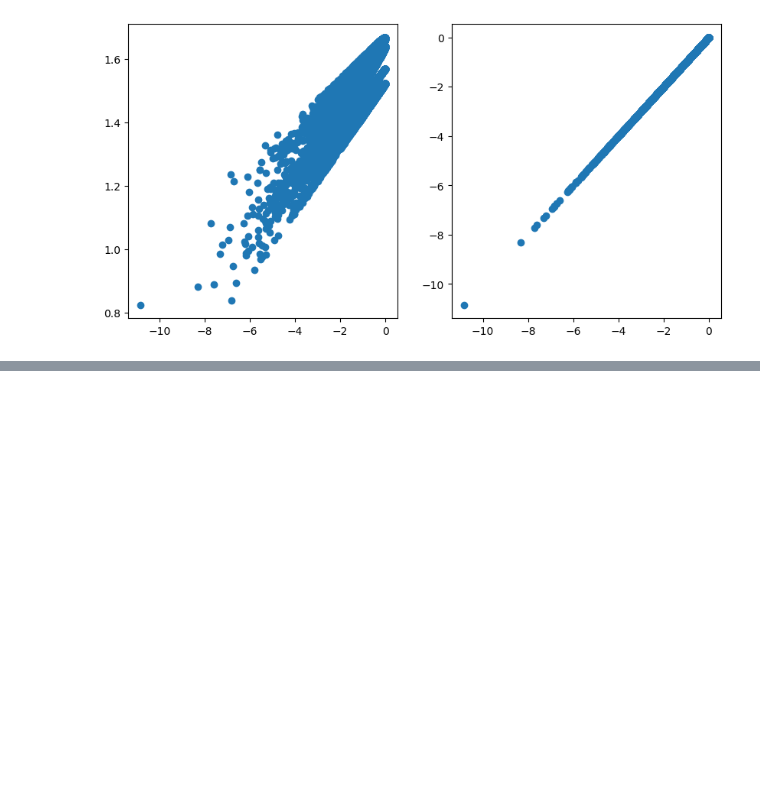
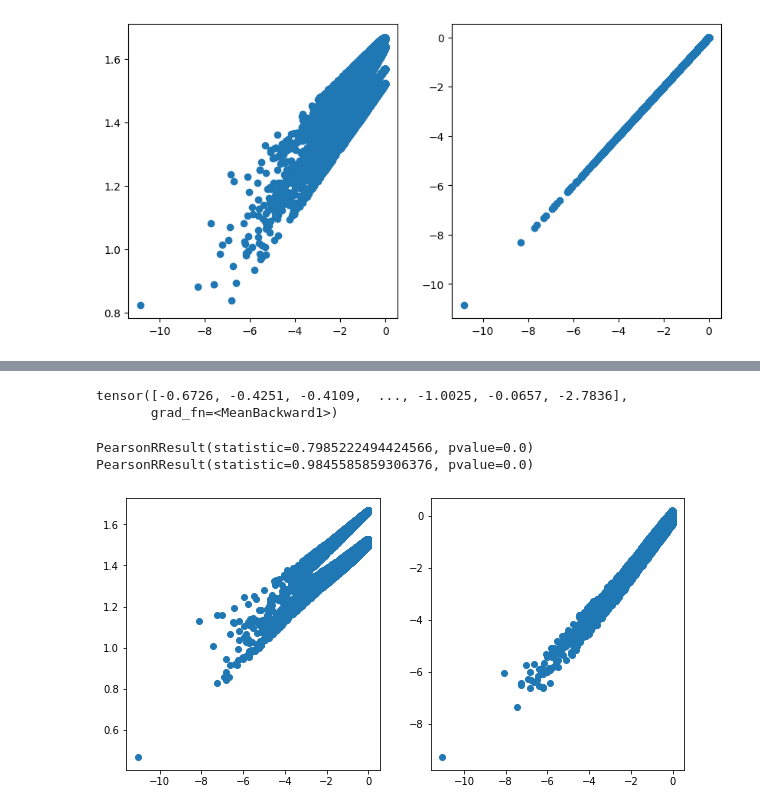
Before and after one commit to alex-hh/MMDGS_NeurIPS, a Jupyter notebook: toy/mog-clean-energy.ipynb, the cells around one changed output, grey strips where cells are left out. Drawn from its saved outputs; the diff is of its cells as text; code cells hidden in the pictures; blank space fills up the shorter version.

Commit message:
add nce-based posterior density estimation

```diff
--- a/toy/mog-clean-energy.ipynb
+++ b/toy/mog-clean-energy.ipynb
@@ -362,0 +623,22 @@ plt.scatter(log_px, clean_E_gt)
+# %%
+# note in this toy example, because p(x) is known, we can compute log_posterior.
+# but in general, we will need to approximate.
+nce_model.eval()
+clean_E_nce = clean_energy(test_dataset, nce_model, t_gmm.log_prob)
+# %%
+clean_E_nce.d
+# %% [output]
+tensor([-0.6726, -0.4251, -0.4109,  ..., -1.0025, -0.0657, -2.7836],
+       grad_fn=<MeanBackward1>)
+# %%
+fig = plt.figure(figsize=(10,5))
+
+ax1 = plt.subplot(121)
+plt.scatter(log_px, E)
+ax2 = plt.subplot(122)
+# Question: why does clean_E_nce require grad?
+plt.scatter(log_px, clean_E_nce.detach().cpu().numpy())
+print(pearsonr(log_px, E), pearsonr(log_px, clean_E_nce.detach().cpu().numpy()))
+# %% [output]
+PearsonRResult(statistic=0.7985222494424566, pvalue=0.0) PearsonRResult(statistic=0.9845585859306376, pvalue=0.0)
+[figure, added]
```
Also changed, not shown: parts of 7 cells of this notebook, 1 other file.
